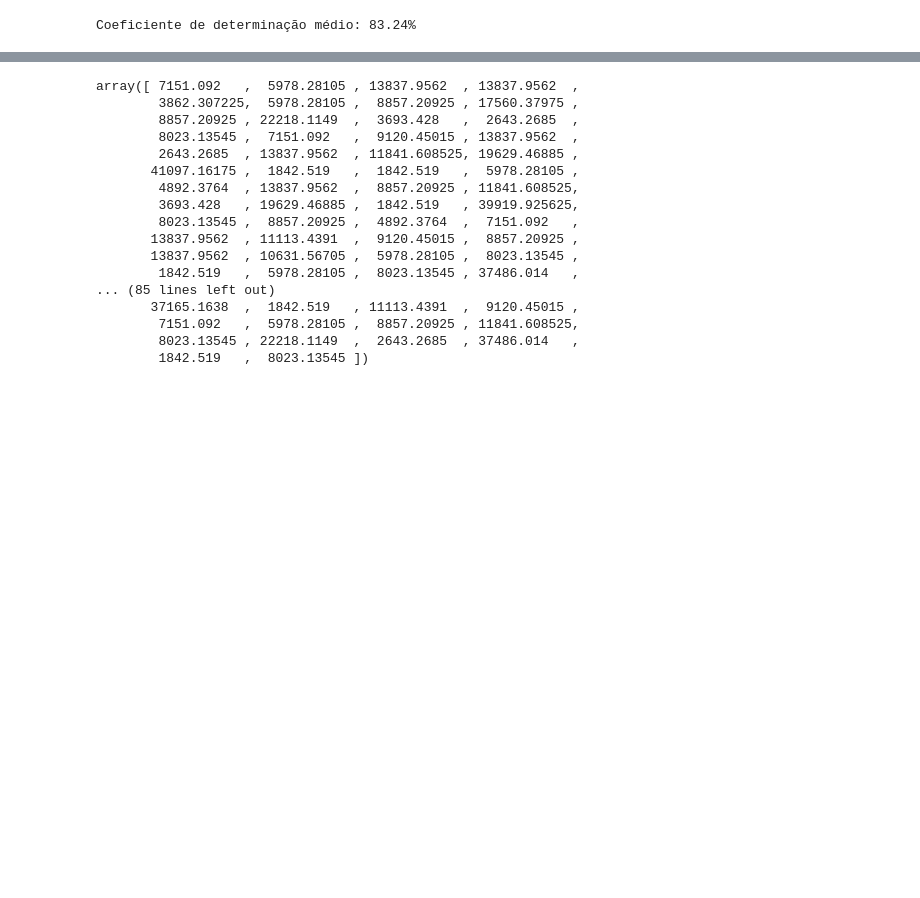
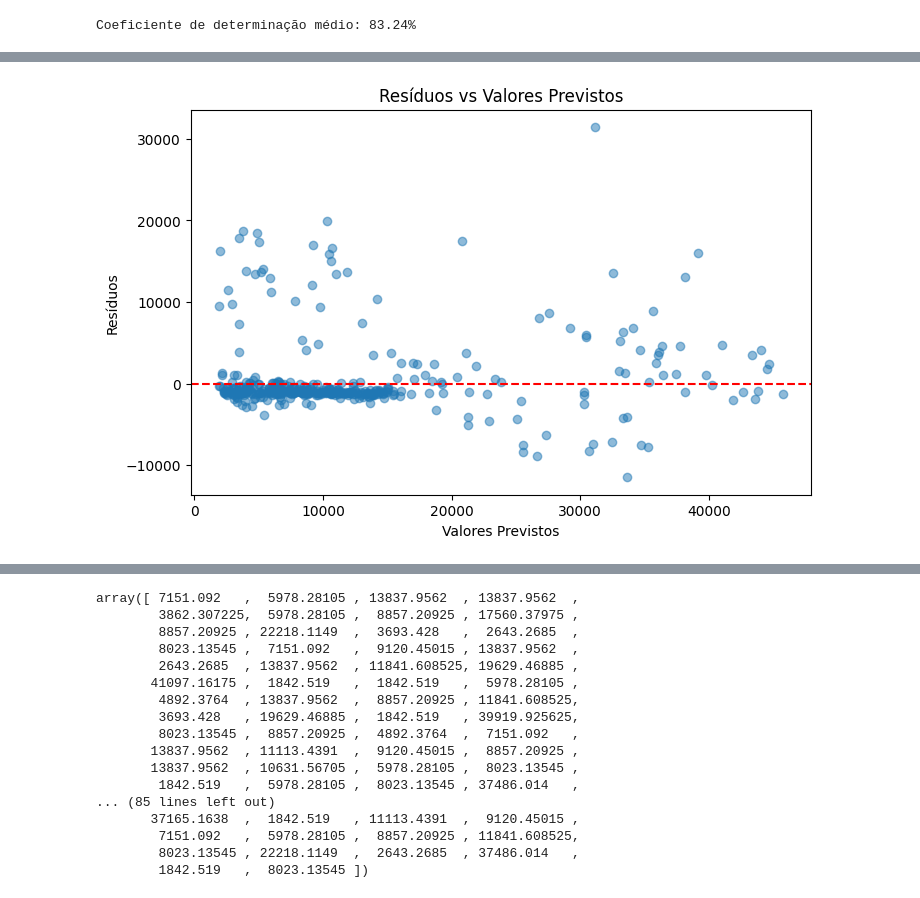
Before and after one commit to Rd-Brito13/Previsao-de-custos-de-seguro-de-saude, a Jupyter notebook: notebook/Regressor.ipynb, the cells around one changed output, grey strips where cells are left out. Cells and saved outputs as stored; diff of their text form; code cells hidden in the pictures; blank space fills up the shorter version.

```diff
--- a/notebook/Regressor.ipynb
+++ b/notebook/Regressor.ipynb
@@ -2006,0 +2079,11 @@ TransformedTargetRegressor(regressor=Pipeline(steps=[('preprocess',
+# %%
+# GRÁFICO DE DISPERSSÃO, ANALISANDO OS RESÍDUOS VS PREVISÕES
+plt.figure(figsize=(8,5)) # TAMANHO DA FIGURA
+plt.scatter(previsoes, residuos, alpha=0.5) # DADOS
+plt.axhline(0, color='red', linestyle='--') # FORMATAÇÃO DA COR E ESTILO DA RETA
+plt.xlabel("Valores Previstos") # TITULO DO XLABEL
+plt.ylabel("Resíduos") # TITULO DO YLABEL
+plt.title("Resíduos vs Valores Previstos") # TITULO DO GRÁFICO
+plt.show() # EXIBE O GRÁFICO
+# %% [output]
+[figure, added]
```
Also changed, not shown: parts of 68 cells of this notebook.
